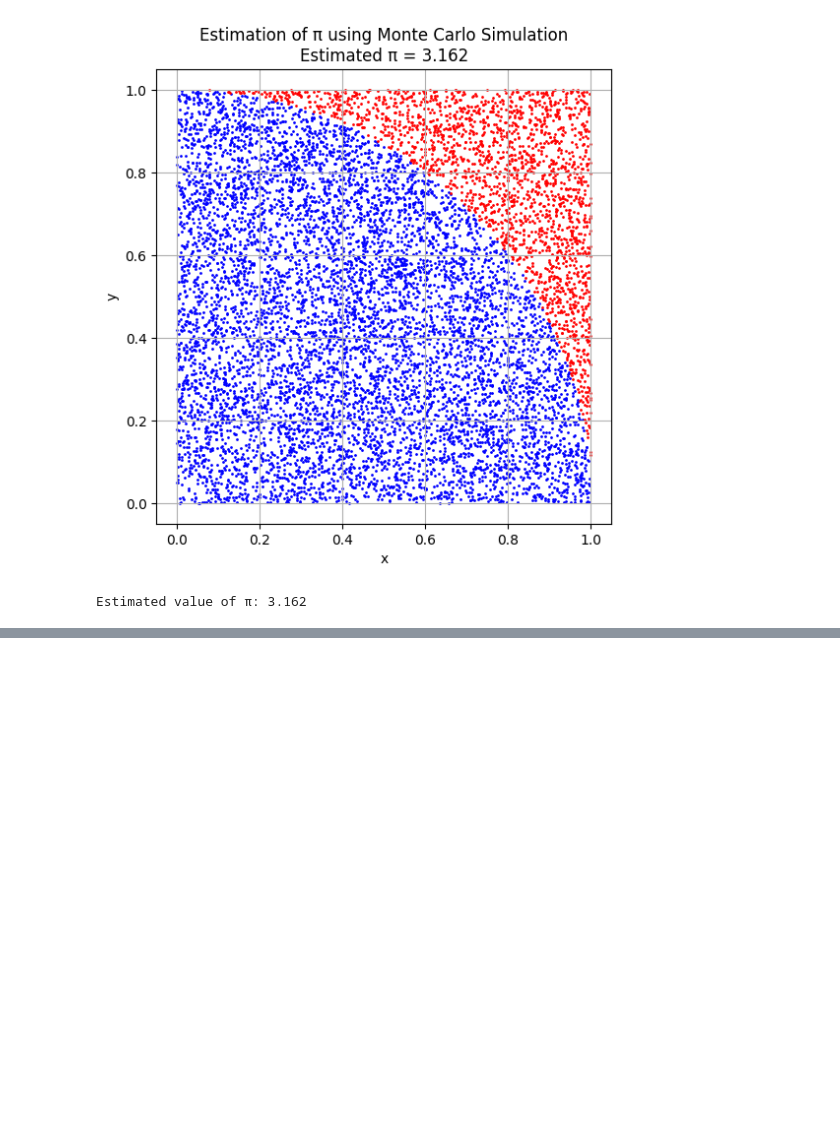
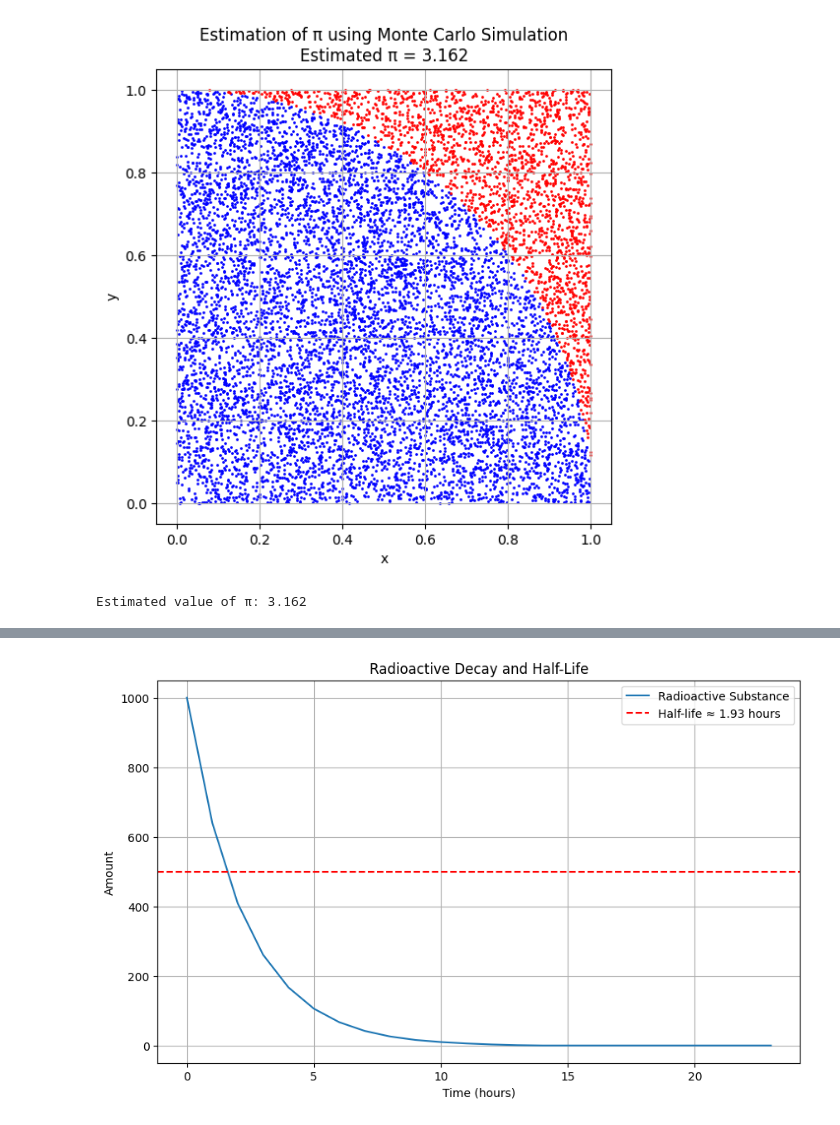
Before and after one commit to MrPiada/data-analysis-swiss-knife, a Jupyter notebook: notebooks/pdfs_plots.ipynb, the cells around one changed output, grey strips where cells are left out. Cells and saved outputs as stored; diff of their text form; code cells hidden in the pictures; blank space fills up the shorter version.

```diff
--- a/notebooks/pdfs_plots.ipynb
+++ b/notebooks/pdfs_plots.ipynb
@@ -431,0 +462,34 @@ Estimated value of π: 3.162
+# %%
+# Constants
+initial_amount = 1000  # Initial amount of radioactive substance
+decay_constant = 0.0001  # Decay constant (s^-1)
+
+# Time parameters
+t_max = 1 * 24 * 3600  # 10 days in seconds
+dt = 3600  # Time step in seconds (1 hour)
+time = np.arange(0, t_max, dt)
+
+# Array to store the amount of substance at each time step
+amount = np.zeros_like(time)
+amount[0] = initial_amount
+
+# Simulation loop
+for t in range(1, len(time)):
+    decay = decay_constant * amount[t-1] * dt
+    amount[t] = amount[t-1] - decay
+
+# Calculate half-life
+half_life = np.log(2) / decay_constant
+
+# Plotting results
+plt.figure(figsize=(10, 6))
+plt.plot(time / 3600, amount, label="Radioactive Substance")
+plt.axhline(y=initial_amount / 2, color='r', linestyle='--', label=f'Half-life ≈ {half_life / 3600:.2f} hours')
+plt.xlabel("Time (hours)")
+plt.ylabel("Amount")
+plt.title("Radioactive Decay and Half-Life")
+plt.legend()
+plt.grid(True)
+plt.show()
+# %% [output]
+[figure, added]
```
Also changed, not shown: parts of 5 cells of this notebook.
